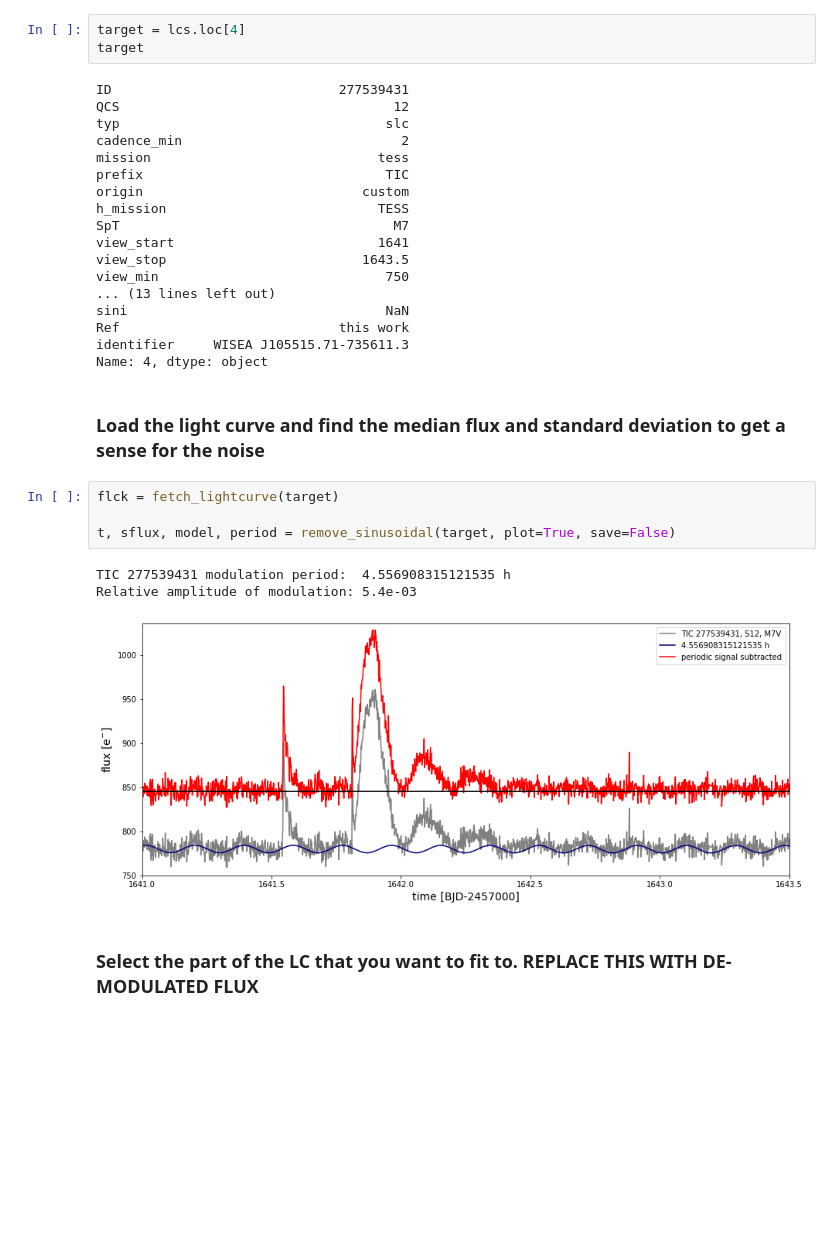
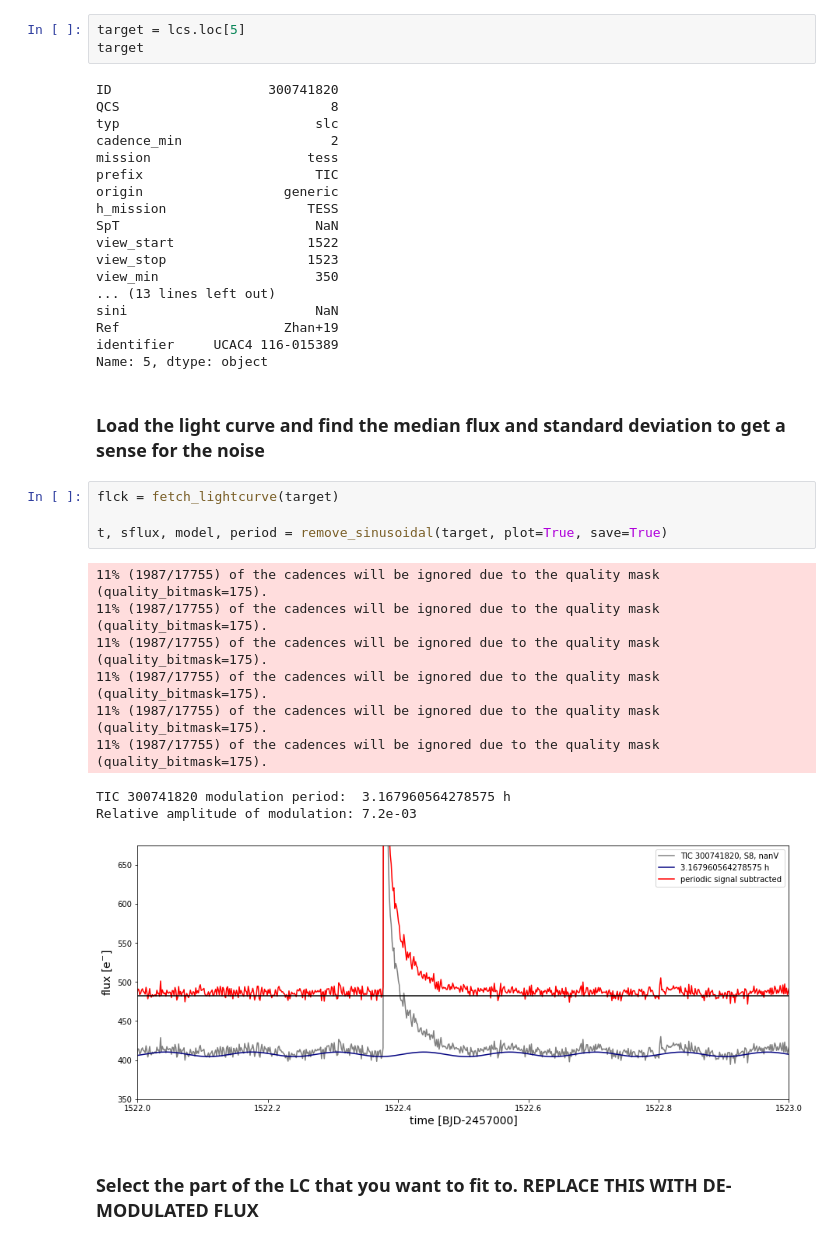
Before and after one commit to ekaterinailin/MalachiteMountains, a Jupyter notebook: analysis/notebooks/NB4_flare_fit_to_data.ipynb, the cells around one changed output. Cells and saved outputs as stored; diff of their text form; blank space fills up the shorter version.

```diff
--- a/analysis/notebooks/NB4_flare_fit_to_data.ipynb
+++ b/analysis/notebooks/NB4_flare_fit_to_data.ipynb
@@ -41,35 +42,41 @@ lcs
 6 rows × 28 columns
 # %%
-target = lcs.loc[4]
+target = lcs.loc[5]
 target
 # %% [output]
-ID                             277539431
-QCS                                   12
-typ                                  slc
-cadence_min                            2
-mission                             tess
-prefix                               TIC
-origin                            custom
-h_mission                           TESS
-SpT                                   M7
-view_start                          1641
-view_stop                         1643.5
-view_min                             750
+ID                    300741820
+QCS                           8
+typ                         slc
+cadence_min                   2
+mission                    tess
+prefix                      TIC
+origin                  generic
+h_mission                  TESS
+SpT                         NaN
+view_start                 1522
+view_stop                  1523
+view_min                    350
 ... (13 lines left out)
-sini                                 NaN
-Ref                            this work
-identifier     WISEA J105515.71-735611.3
-Name: 4, dtype: object
+sini                        NaN
+Ref                     Zhan+19
+identifier     UCAC4 116-015389
+Name: 5, dtype: object
 # %% [markdown]
 ### Load the light curve and find the median flux and standard deviation to get a sense for the noise
 # %%
 flck = fetch_lightcurve(target)
 
-t, sflux, model, period = remove_sinusoidal(target, plot=True, save=False)
+t, sflux, model, period = remove_sinusoidal(target, plot=True, save=True)
 # %% [output]
-TIC 277539431 modulation period:  4.556908315121535 h
-Relative amplitude of modulation: 5.4e-03
+11% (1987/17755) of the cadences will be ignored due to the quality mask (quality_bitmask=175).
+11% (1987/17755) of the cadences will be ignored due to the quality mask (quality_bitmask=175).
+11% (1987/17755) of the cadences will be ignored due to the quality mask (quality_bitmask=175).
+11% (1987/17755) of the cadences will be ignored due to the quality mask (quality_bitmask=175).
+11% (1987/17755) of the cadences will be ignored due to the quality mask (quality_bitmask=175).
+11% (1987/17755) of the cadences will be ignored due to the quality mask (quality_bitmask=175).
+TIC 300741820 modulation period:  3.167960564278575 h
+Relative amplitude of modulation: 7.2e-03
-[figure, old version]
+[figure, new version]
 # %% [markdown]
 ### Select  the part of the LC that you want to fit to. REPLACE THIS WITH DE-MODULATED FLUX
 # %%
```
Also changed, not shown: parts of 14 cells of this notebook, 6 other files.
